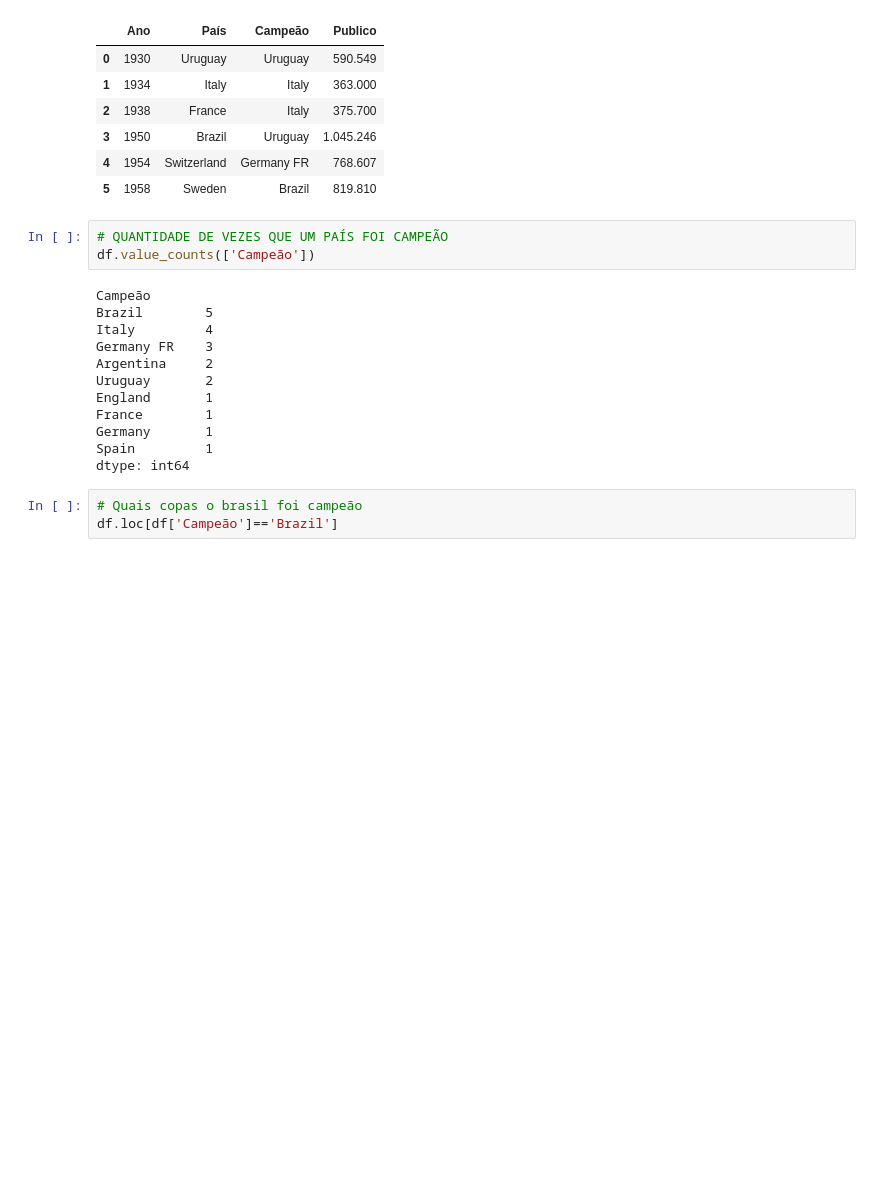
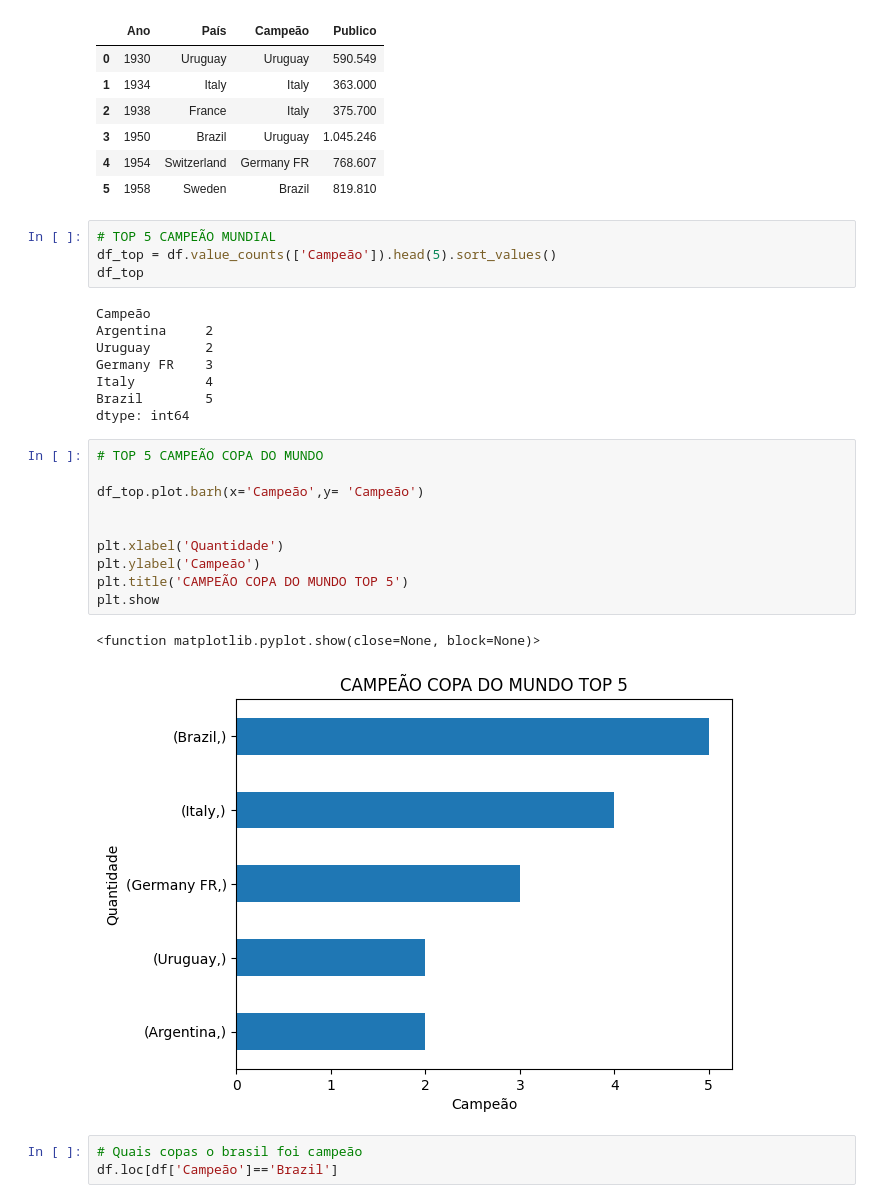
Before and after one commit to osantoschris/projeto-final-tec-programacao, a Jupyter notebook: crtavares.ipynb, the cells around one changed output. Saved outputs shown, nothing was run; the diff lists cells and outputs as text; blank space fills up the shorter version.

```diff
--- a/crtavares.ipynb
+++ b/crtavares.ipynb
@@ -45,21 +63,31 @@ df.loc[0:5, ['Ano', 'País','Campeão', 'Publico']]
 | 3 | 1950 | Brazil | Uruguay | 1.045.246 |
 | 4 | 1954 | Switzerland | Germany FR | 768.607 |
 | 5 | 1958 | Sweden | Brazil | 819.810 |
-# %%
-# QUANTIDADE DE VEZES QUE UM PAÍS FOI CAMPEÃO
-df.value_counts(['Campeão'])
-# %% [output]
-Campeão
-Brazil        5
-Italy         4
-Germany FR    3
-Argentina     2
-Uruguay       2
-England       1
-France        1
-Germany       1
-Spain         1
-dtype: int64
+# %%
+# TOP 5 CAMPEÃO MUNDIAL
+df_top = df.value_counts(['Campeão']).head(5).sort_values()
+df_top
+# %% [output]
+Campeão
+Argentina     2
+Uruguay       2
+Germany FR    3
+Italy         4
+Brazil        5
+dtype: int64
+# %%
+# TOP 5 CAMPEÃO COPA DO MUNDO
+
+df_top.plot.barh(x='Campeão',y= 'Campeão')
+
+
+plt.xlabel('Quantidade')
+plt.ylabel('Campeão')
+plt.title('CAMPEÃO COPA DO MUNDO TOP 5')
+plt.show
+# %% [output]
+<function matplotlib.pyplot.show(close=None, block=None)>
+[figure, added]
 # %%
 # Quais copas o brasil foi campeão
 df.loc[df['Campeão']=='Brazil']
```
Also changed, not shown: parts of 8 cells of this notebook.
